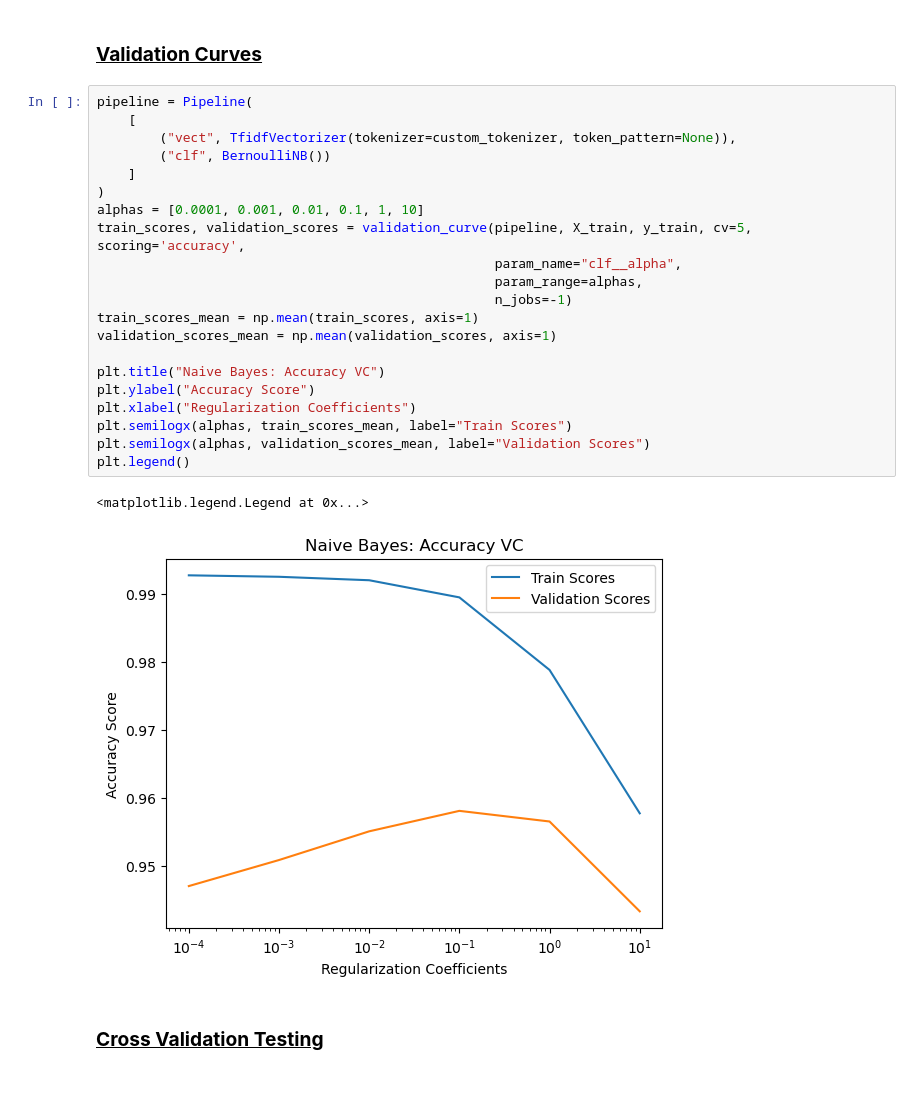
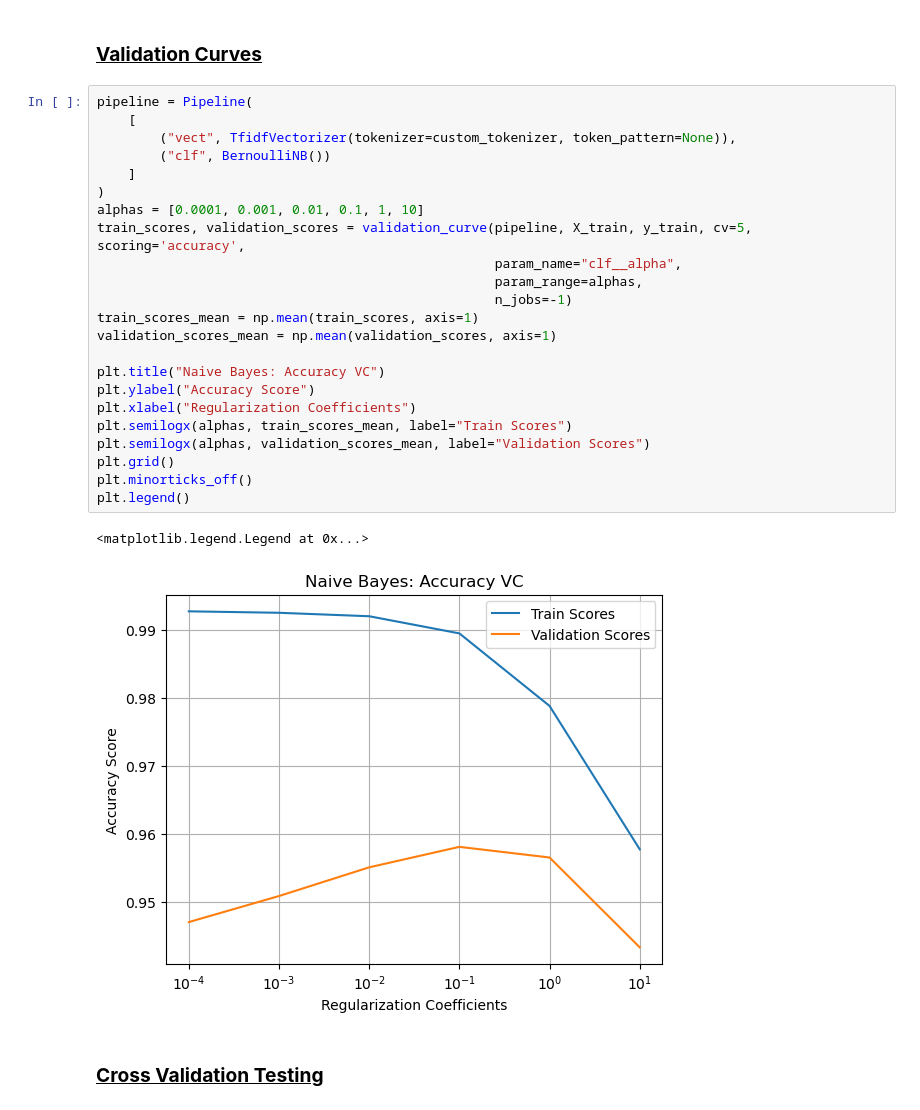
Before and after one commit to J-M-Bell/ClickbaitClassifierModel, a Jupyter notebook: NBClickbaitClassifier.ipynb, the cells around one changed output. Saved outputs shown, nothing was run; the diff lists cells and outputs as text.

```diff
--- a/NBClickbaitClassifier.ipynb
+++ b/NBClickbaitClassifier.ipynb
@@ -14,27 +14,29 @@ I believe that the <strong>BernoulliNB</strong> model is the best Naive Bayes mo
 # %%
 pipeline = Pipeline(
     [
         ("vect", TfidfVectorizer(tokenizer=custom_tokenizer, token_pattern=None)),
         ("clf", BernoulliNB())
     ]
 )
 alphas = [0.0001, 0.001, 0.01, 0.1, 1, 10]
 train_scores, validation_scores = validation_curve(pipeline, X_train, y_train, cv=5, scoring='accuracy',
                                                    param_name="clf__alpha",
                                                    param_range=alphas,
                                                    n_jobs=-1)
 train_scores_mean = np.mean(train_scores, axis=1)
 validation_scores_mean = np.mean(validation_scores, axis=1)
 
 plt.title("Naive Bayes: Accuracy VC")
 plt.ylabel("Accuracy Score")
 plt.xlabel("Regularization Coefficients")
 plt.semilogx(alphas, train_scores_mean, label="Train Scores")
 plt.semilogx(alphas, validation_scores_mean, label="Validation Scores")
+plt.grid()
+plt.minorticks_off()
 plt.legend()
 # %% [output]
 <matplotlib.legend.Legend at 0x...>
-[figure, old version]
+[figure, new version]
 # %% [markdown]
 <h3><strong><u>Cross Validation Testing</u></strong></h3>
 # %%
```
Also changed, not shown: 2 other files.
